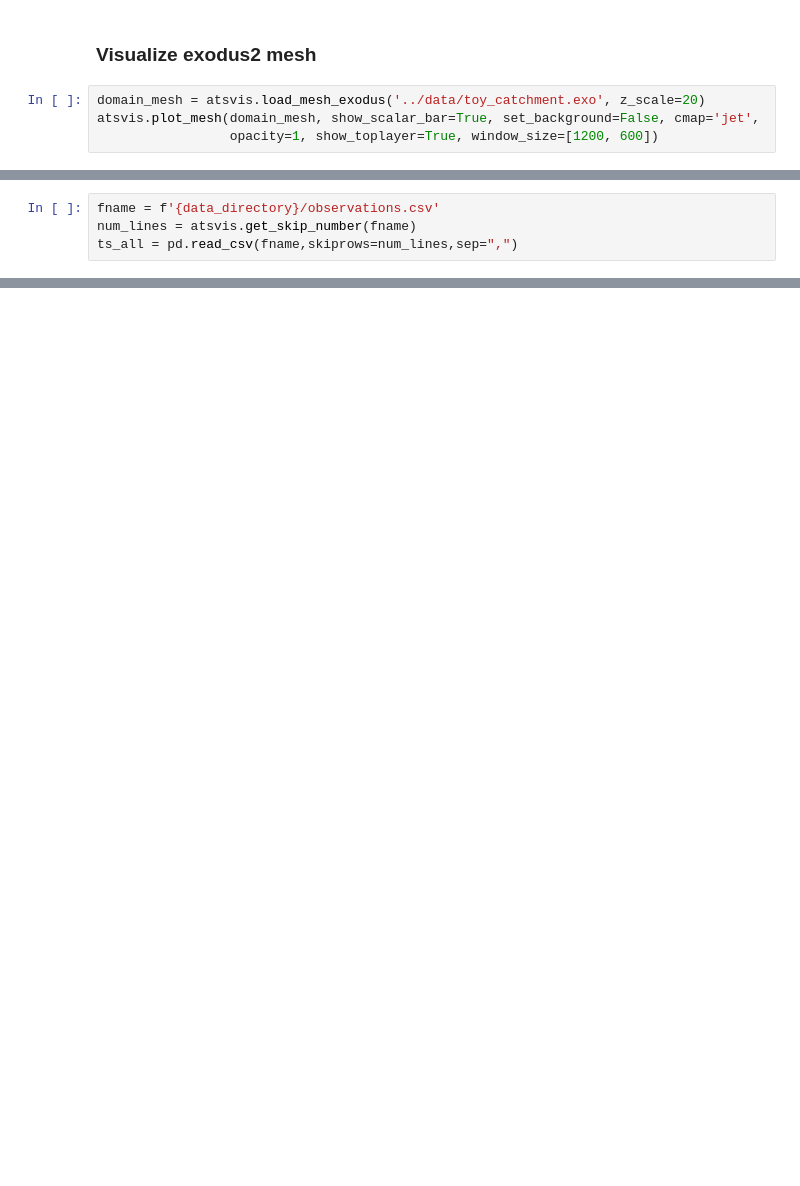
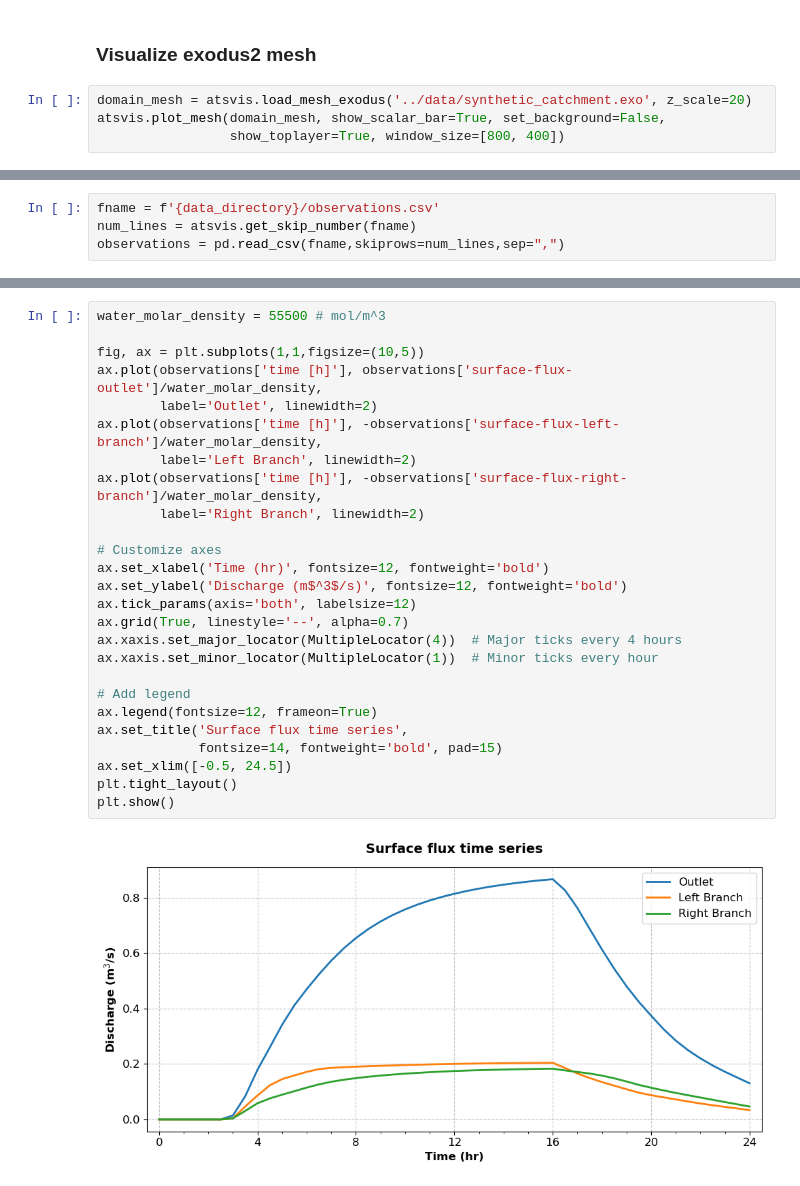
Before and after one commit to levuvietphong/ats-hands-on-transport, a Jupyter notebook: notebooks/hydro_analysis.ipynb, the cells around one changed output, grey strips where cells are left out. Drawn from its saved outputs; the diff is of its cells as text; blank space fills up the shorter version.

```diff
--- a/notebooks/hydro_analysis.ipynb
+++ b/notebooks/hydro_analysis.ipynb
@@ -20,6 +21,6 @@ pv.global_theme.smooth_shading = True
 # %% [markdown]
 ### Visualize exodus2 mesh
 # %%
-domain_mesh = atsvis.load_mesh_exodus('../data/toy_catchment.exo', z_scale=20)
-atsvis.plot_mesh(domain_mesh, show_scalar_bar=True, set_background=False, cmap='jet',
-                 opacity=1, show_toplayer=True, window_size=[1200, 600])
+domain_mesh = atsvis.load_mesh_exodus('../data/synthetic_catchment.exo', z_scale=20)
+atsvis.plot_mesh(domain_mesh, show_scalar_bar=True, set_background=False,
+                 show_toplayer=True, window_size=[800, 400])
@@ -114,4 +101,4 @@ interactive(children=(IntSlider(value=0, description='step', max=48), IntSlider(
 # %%
 fname = f'{data_directory}/observations.csv'
 num_lines = atsvis.get_skip_number(fname)
-ts_all = pd.read_csv(fname,skiprows=num_lines,sep=",")
+observations = pd.read_csv(fname,skiprows=num_lines,sep=",")
@@ -155,0 +105,28 @@ Widget(value='<iframe src="http://localhost:55425/index.html?ui=P_0x12de6e0d0_3&
+# %%
+water_molar_density = 55500 # mol/m^3
+
+fig, ax = plt.subplots(1,1,figsize=(10,5))
+ax.plot(observations['time [h]'], observations['surface-flux-outlet']/water_molar_density,
+        label='Outlet', linewidth=2)
+ax.plot(observations['time [h]'], -observations['surface-flux-left-branch']/water_molar_density,
+        label='Left Branch', linewidth=2)
+ax.plot(observations['time [h]'], -observations['surface-flux-right-branch']/water_molar_density,
+        label='Right Branch', linewidth=2)
+
+# Customize axes
+ax.set_xlabel('Time (hr)', fontsize=12, fontweight='bold')
+ax.set_ylabel('Discharge (m$^3$/s)', fontsize=12, fontweight='bold')
+ax.tick_params(axis='both', labelsize=12)
+ax.grid(True, linestyle='--', alpha=0.7)
+ax.xaxis.set_major_locator(MultipleLocator(4))  # Major ticks every 4 hours
+ax.xaxis.set_minor_locator(MultipleLocator(1))  # Minor ticks every hour
+
+# Add legend
+ax.legend(fontsize=12, frameon=True)
+ax.set_title('Surface flux time series',
+             fontsize=14, fontweight='bold', pad=15)
+ax.set_xlim([-0.5, 24.5])
+plt.tight_layout()
+plt.show()
+# %% [output]
+[figure, added]
```
Also changed, not shown: parts of 17 cells of this notebook, 4 other files.
